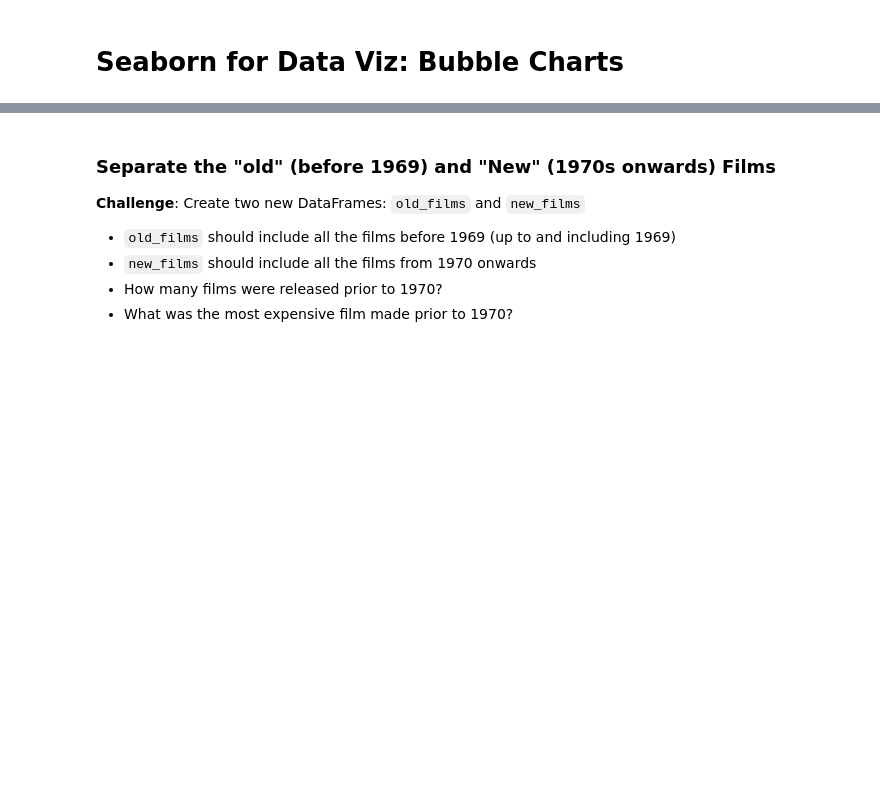
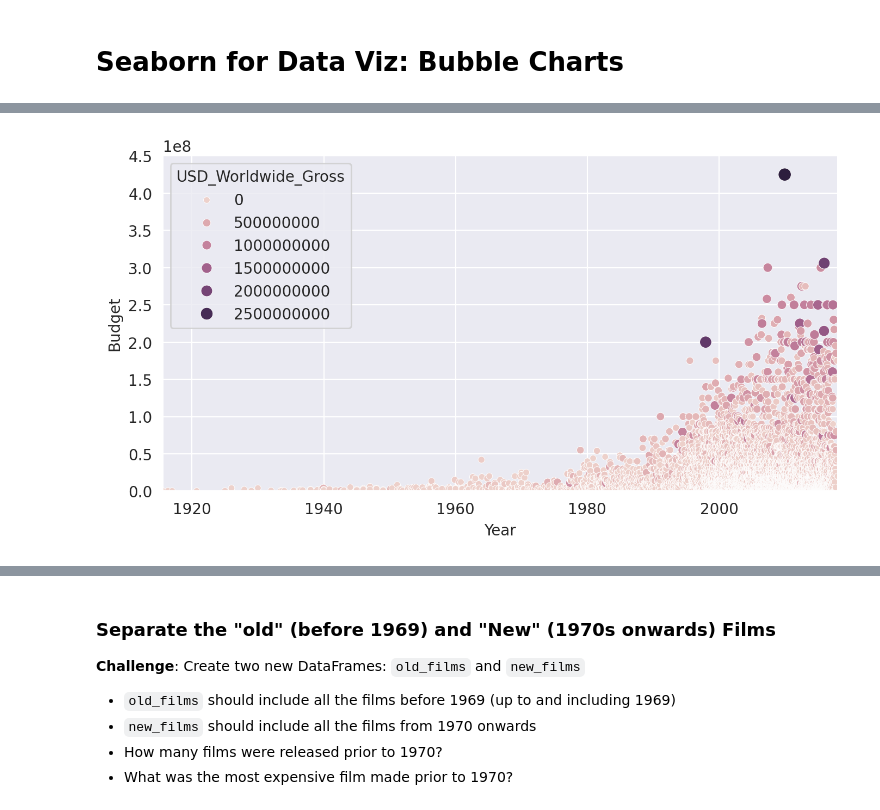
Before and after one commit to RafaelMoralesGallegos/100-days-of-Python, a Jupyter notebook: Day_78_Seaborn/Seaborn_and_Linear_Regression.ipynb, the cells around one changed output, grey strips where cells are left out. Cells and saved outputs as stored; diff of their text form; code cells hidden in the pictures; blank space fills up the shorter version.

```diff
--- a/Day_78_Seaborn/Seaborn_and_Linear_Regression.ipynb
+++ b/Day_78_Seaborn/Seaborn_and_Linear_Regression.ipynb
@@ -245,6 +293,25 @@ AttributeError: 'DataFrame' object has no attribute 'quary'
 **Challenge**: Try to create the following Bubble Chart:
 
 <img src=https://i.imgur.com/8fUn9T6.png>
+# %%
+plt.figure(figsize=(8,4), dpi=200)
+
+# set styling on a single chart
+with sns.axes_style('darkgrid'):
+    ax = sns.scatterplot(data=data_clean,
+                        x='Release_Date',
+                        y='USD_Production_Budget',
+                        hue='USD_Worldwide_Gross',
+                        size='USD_Worldwide_Gross')
+
+    ax.set(ylim=(0, 450000000),
+        xlim=(min(data_clean['Release_Date']), max(data_clean['Release_Date'])),
+        ylabel='Budget',
+        xlabel='Year')
+
+plt.show()
+# %% [output]
+[figure, added]
 # %% [markdown]
 # Converting Years to Decades Trick
 
```
Also changed, not shown: parts of 6 cells of this notebook.
